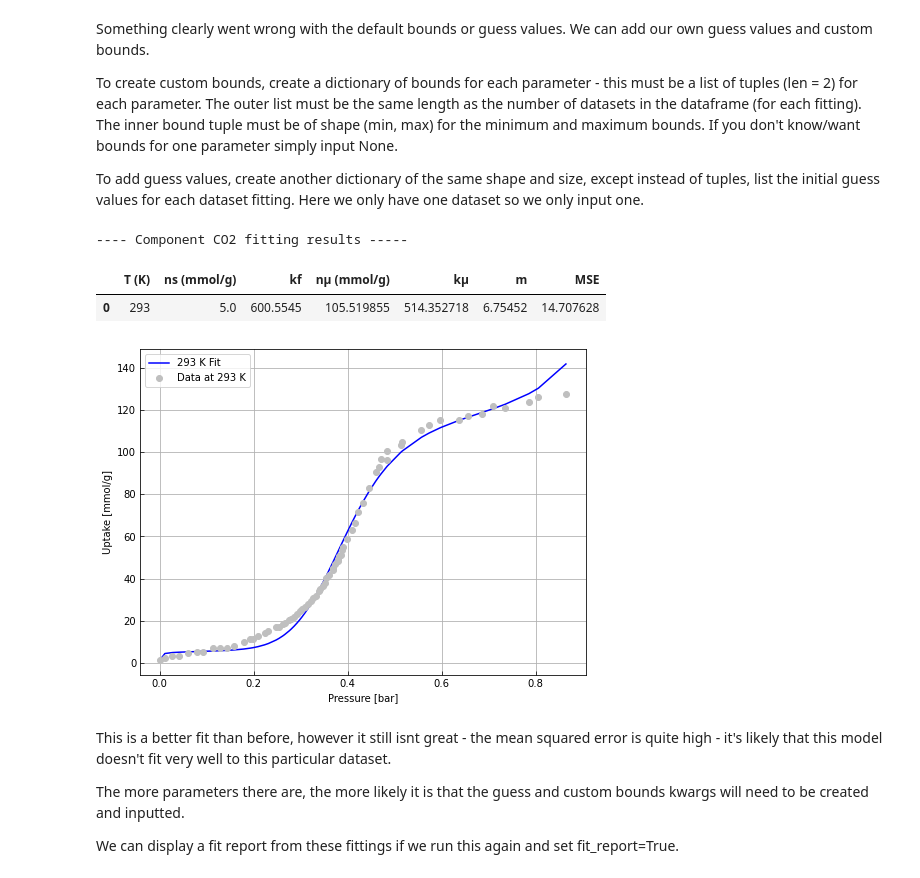
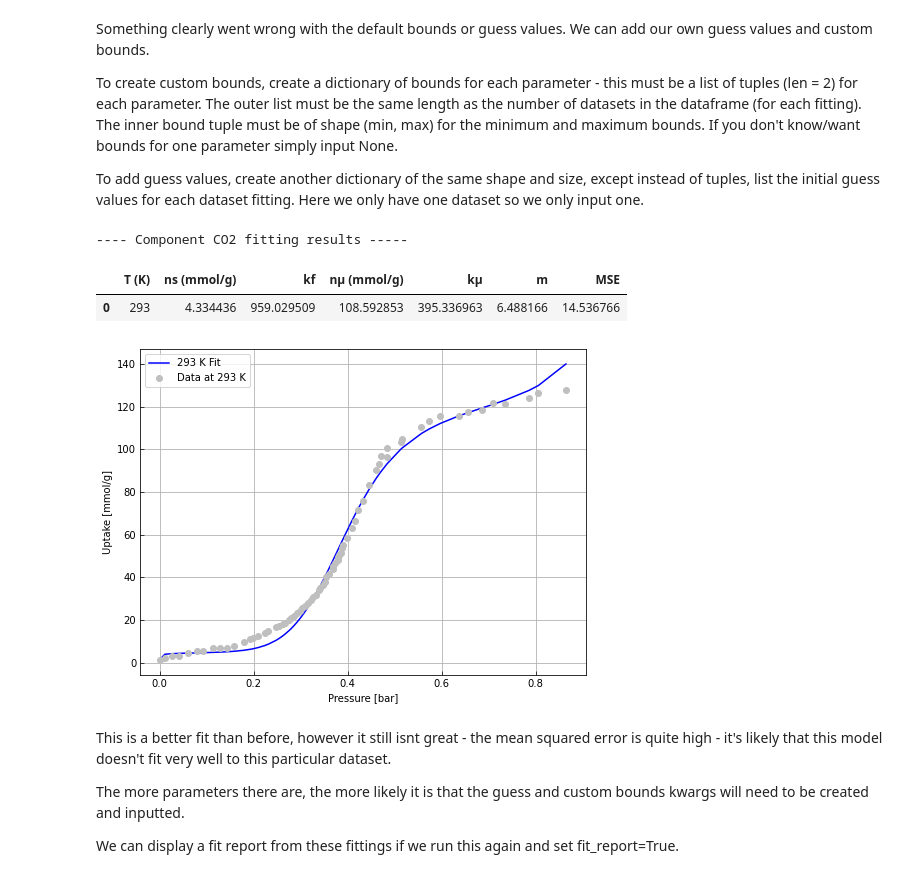
Before and after one commit to dominikpantak/pyIsoFit, a Jupyter notebook: demo/pyIsofit_demo.ipynb, the cells around one changed output. Drawn from its saved outputs; the diff is of its cells as text; code cells hidden in the pictures.

```diff
--- a/demo/pyIsofit_demo.ipynb
+++ b/demo/pyIsofit_demo.ipynb
@@ -401,7 +381,7 @@ The .fit() method utilises some of lmfit's flexible functionality to aid with fi
 
 Let's say we would like to fit the CO2 on Zeolite 13X dataset to the Modified Dubinin-Radushkevich isotherm model.
 # %%
-df1 = pd.read_csv('tests/Datasets for testing/carbonsieve.csv')
+df1 = pd.read_csv('../tests/Datasets for testing/carbonsieve.csv')
 temps = [20]
 key_pressures = ['p']
 key_uptakes = ['q']
@@ -422,29 +402,29 @@ To create custom bounds, create a dictionary of bounds for each parameter - this
 To add guess values, create another dictionary of the same shape and size, except instead of tuples, list the initial guess values for each dataset fitting. Here we only have one dataset so we only input one.
 # %%
 custom_bounds = {
-    'ns' : [(3, 5)],
+    'ns' : [(0, 100)],
     'kf' : [(0, None)],
     'nu' : [(0, 150)],
     'ku': [(0, None)],
     'm':[(0, 7)]
 }
 
 guess = {
     'ns' : [5.0],
     'kf': [600.5545],
     'nu': [105.519855 ],
     'ku': [514.352718],
     'm': [6.75452]
 }
 
 
 test.fit(cust_bounds=custom_bounds, guess=guess)
 test.plot(logplot=False)
 # %% [output]
 ---- Component CO2 fitting results -----
 |  | T (K) | ns (mmol/g) | kf | nμ (mmol/g) | kμ | m | MSE |
-| 0 | 293 | 5.0 | 600.5545 | 105.519855 | 514.352718 | 6.75452 | 14.707628 |
+| 0 | 293 | 4.334436 | 959.029509 | 108.592853 | 395.336963 | 6.488166 | 14.536766 |
-[figure, old version]
+[figure, new version]
 # %% [markdown]
 This is a better fit than before, however it still isnt great - the mean squared error is quite high - it's likely that this model doesn't fit very well to this particular dataset.
 
```
Also changed, not shown: parts of 28 cells of this notebook, 13 other files.
